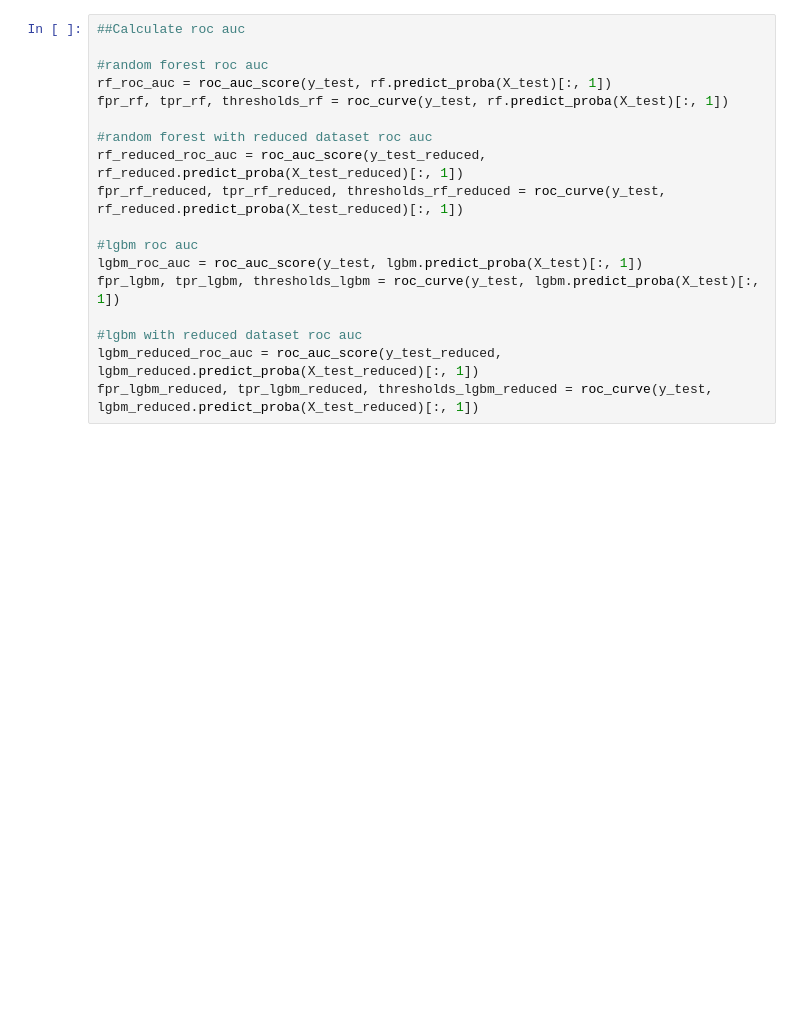
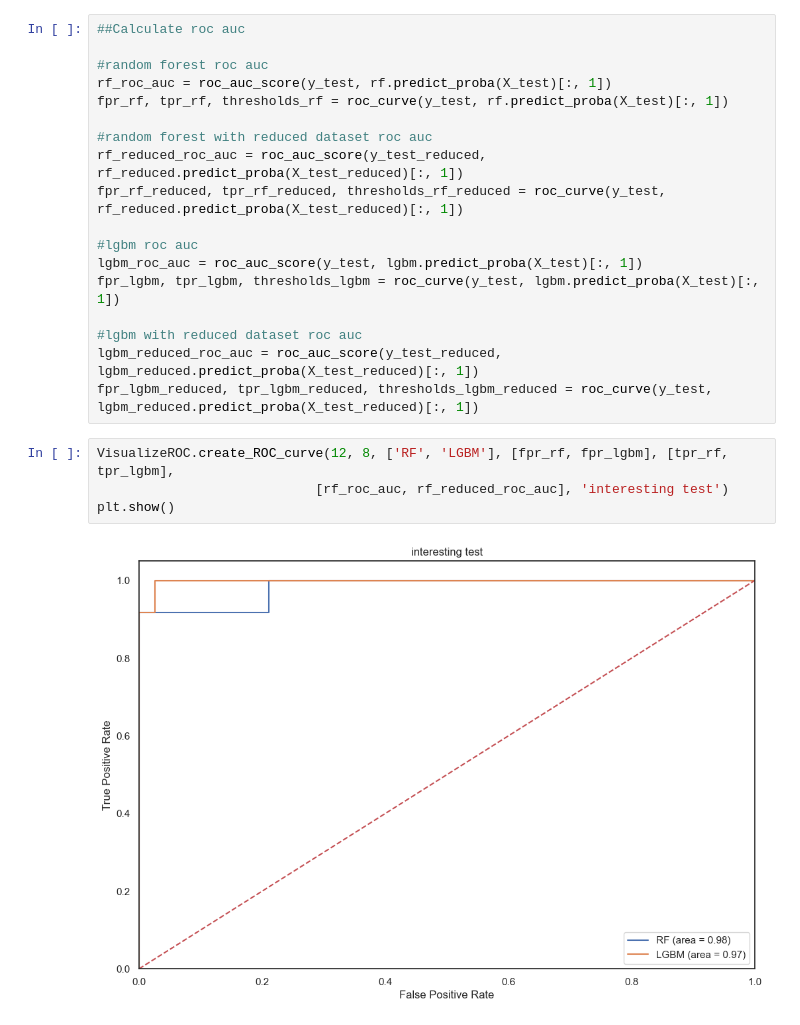
Before and after one commit to APS301123/TryingMetabolomicData, a Jupyter notebook: TryMetabolomicsData/Code/TryMetaData.ipynb, the cells around one changed output. Cells and saved outputs as stored; diff of their text form; blank space fills up the shorter version.

```diff
--- a/TryMetabolomicsData/Code/TryMetaData.ipynb
+++ b/TryMetabolomicsData/Code/TryMetaData.ipynb
@@ -267,6 +279,12 @@ fpr_lgbm, tpr_lgbm, thresholds_lgbm = roc_curve(y_test, lgbm.predict_proba(X_tes
 #lgbm with reduced dataset roc auc
 lgbm_reduced_roc_auc = roc_auc_score(y_test_reduced, lgbm_reduced.predict_proba(X_test_reduced)[:, 1])
 fpr_lgbm_reduced, tpr_lgbm_reduced, thresholds_lgbm_reduced = roc_curve(y_test, lgbm_reduced.predict_proba(X_test_reduced)[:, 1])
+# %%
+VisualizeROC.create_ROC_curve(12, 8, ['RF', 'LGBM'], [fpr_rf, fpr_lgbm], [tpr_rf, tpr_lgbm],
+                            [rf_roc_auc, rf_reduced_roc_auc], 'interesting test')
+plt.show()
+# %% [output]
+[figure, added]
 # %%
 #figure size
 plt.figure(figsize=(12,8))
```
Also changed, not shown: parts of 17 cells of this notebook, 1 other file.
